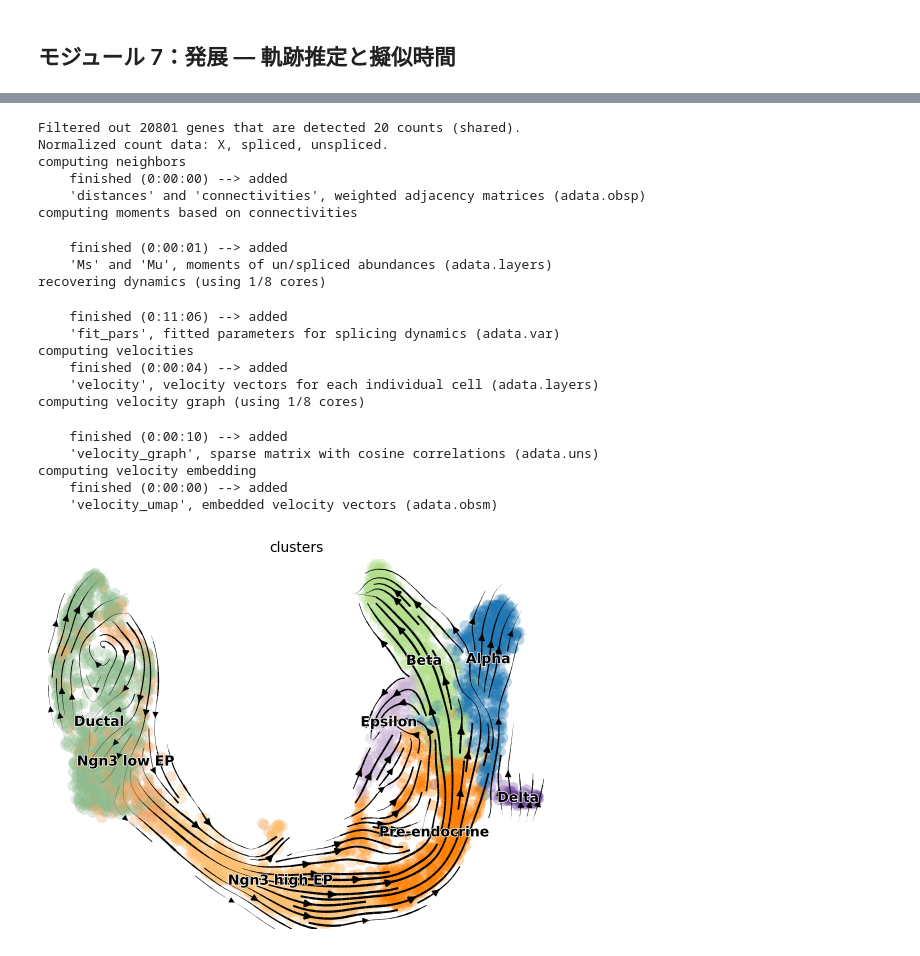
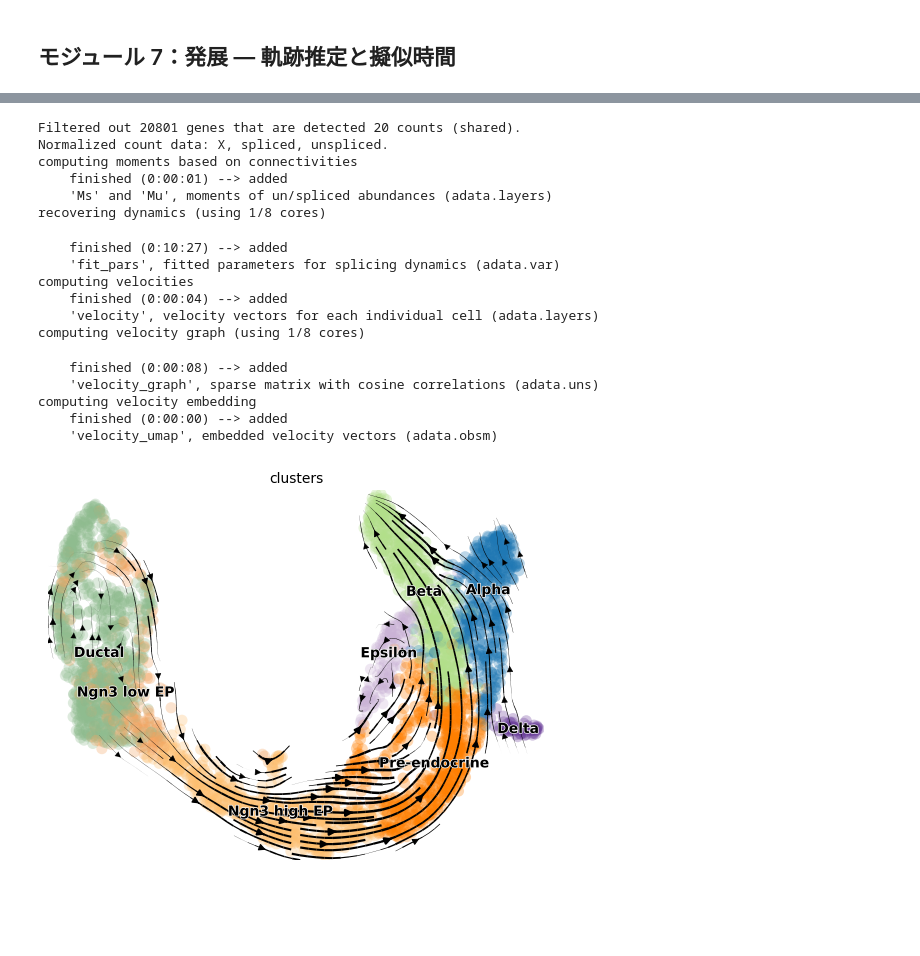
Before and after one commit to iwaokimura/study-sc-rna-seq, a Jupyter notebook: course/sc-rna-seq.ipynb, the cells around one changed output, grey strips where cells are left out. Saved outputs shown, nothing was run; the diff lists cells and outputs as text; code cells hidden in the pictures; blank space fills up the shorter version.

```diff
--- a/course/sc-rna-seq.ipynb
+++ b/course/sc-rna-seq.ipynb
@@ -263,37 +262,37 @@ WARNING: Trying to run `tl.dpt` without prior call of `tl.diffmap`. Falling back
 # %%
 import scvelo as scv
 
 # scVelo サンプルデータ（膵臓β細胞分化）を使用
 # unspliced / spliced カウントが含まれた AnnData が返される
 adata_velo = scv.datasets.pancreas()
 
 scv.pp.filter_and_normalize(adata_velo, min_shared_counts=20)
-scv.pp.moments(adata_velo, n_pcs=30, n_neighbors=30)
+# 近傍グラフは Scanpy で先に作る（scVelo による自動計算は非推奨）
+sc.pp.pca(adata_velo, n_comps=30)
+sc.pp.neighbors(adata_velo, n_neighbors=30, n_pcs=30)
+scv.pp.moments(adata_velo, n_pcs=None, n_neighbors=None)
 
 # dynamical モデルの前に splicing dynamics を推定する
 scv.tl.recover_dynamics(adata_velo)
 scv.tl.velocity(adata_velo, mode='dynamical')
 scv.tl.velocity_graph(adata_velo)
 scv.pl.velocity_embedding_stream(adata_velo, basis='umap', color='clusters')
 # %% [output]
 Filtered out 20801 genes that are detected 20 counts (shared).
 Normalized count data: X, spliced, unspliced.
-computing neighbors
-    finished (0:00:00) --> added
-    'distances' and 'connectivities', weighted adjacency matrices (adata.obsp)
 computing moments based on connectivities
+    finished (0:00:01) --> added
+    'Ms' and 'Mu', moments of un/spliced abundances (adata.layers)
+recovering dynamics (using 1/8 cores)
-    finished (0:00:01) --> added
-    'Ms' and 'Mu', moments of un/spliced abundances (adata.layers)
-recovering dynamics (using 1/8 cores)
+    finished (0:10:27) --> added
+    'fit_pars', fitted parameters for splicing dynamics (adata.var)
+computing velocities
+    finished (0:00:04) --> added
+    'velocity', velocity vectors for each individual cell (adata.layers)
+computing velocity graph (using 1/8 cores)
-    finished (0:11:06) --> added
-    'fit_pars', fitted parameters for splicing dynamics (adata.var)
-computing velocities
-    finished (0:00:04) --> added
-    'velocity', velocity vectors for each individual cell (adata.layers)
-computing velocity graph (using 1/8 cores)
+    finished (0:00:08) --> added
+    'velocity_graph', sparse matrix with cosine correlations (adata.uns)
+computing velocity embedding
+    finished (0:00:00) --> added
+    'velocity_umap', embedded velocity vectors (adata.obsm)
-    finished (0:00:10) --> added
-    'velocity_graph', sparse matrix with cosine correlations (adata.uns)
-computing velocity embedding
-    finished (0:00:00) --> added
-    'velocity_umap', embedded velocity vectors (adata.obsm)
-[figure, old version]
+[figure, new version]
```
Also changed, not shown: parts of 8 cells of this notebook, 1 other file.
